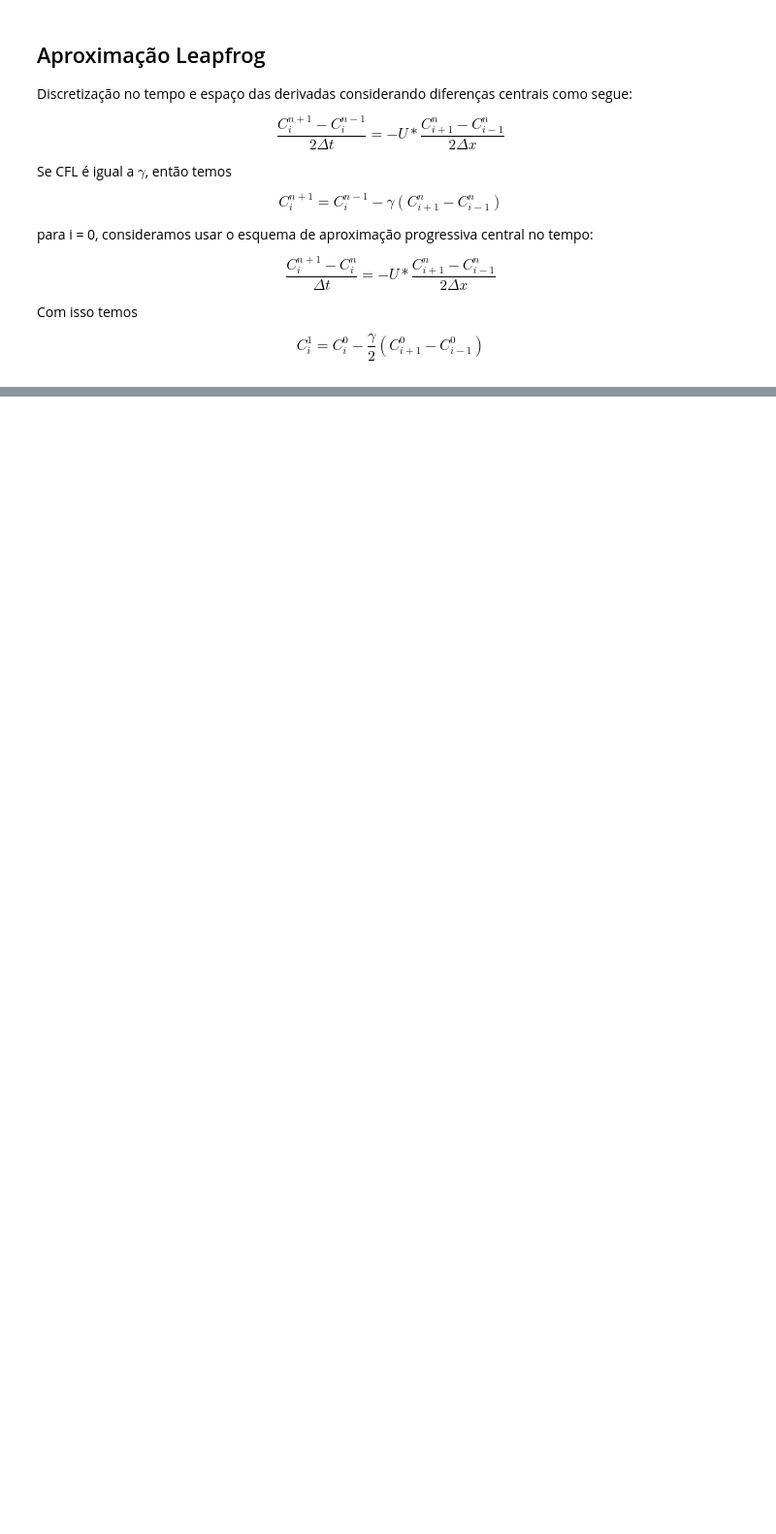
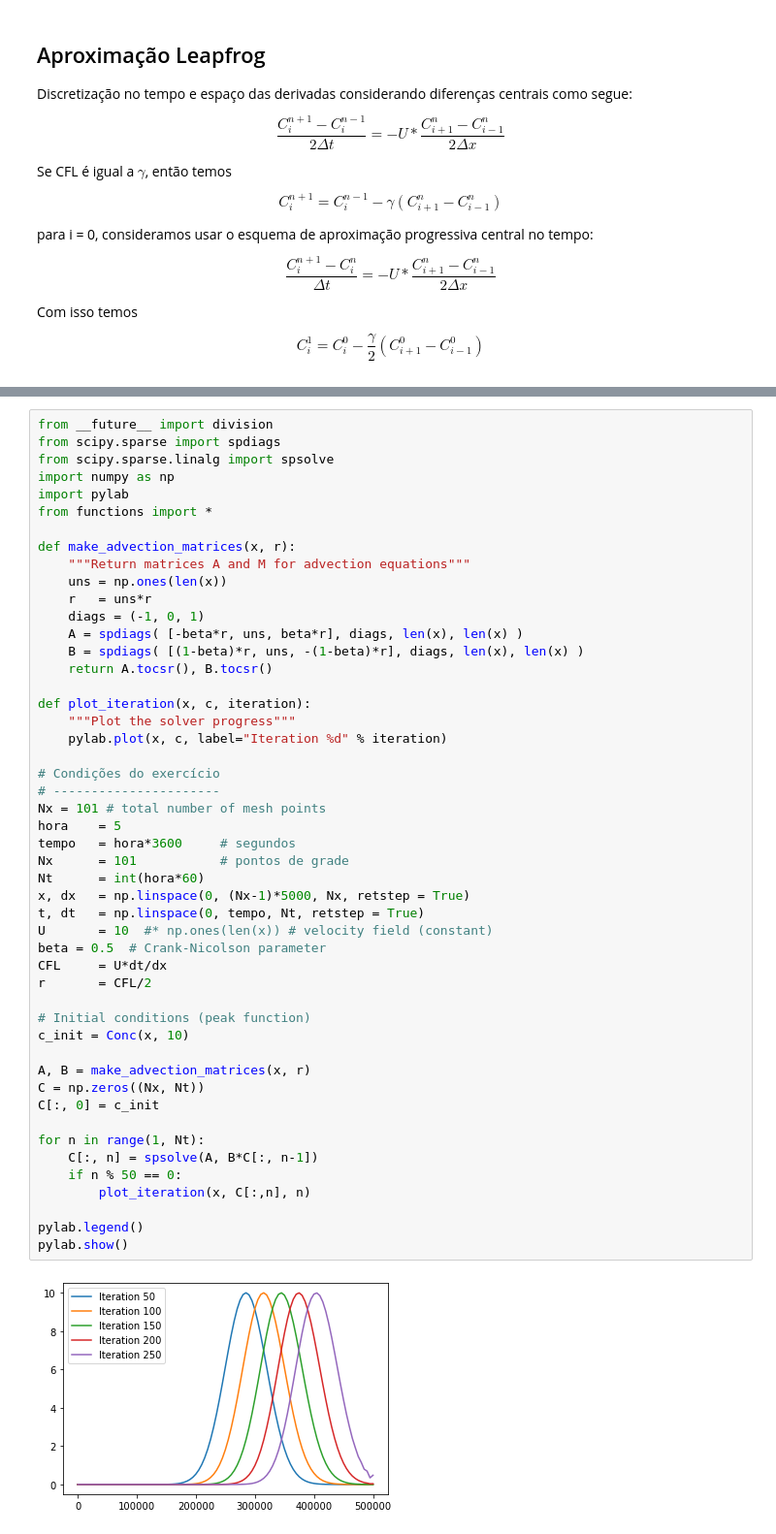
Before and after one commit to adelgadop/Modelagem, a Jupyter notebook: Exercicio_1/Advection.ipynb, the cells around one changed output, grey strips where cells are left out. Shown at 97% size. Saved outputs shown, nothing was run; the diff lists cells and outputs as text; blank space fills up the shorter version.

```diff
--- a/Exercicio_1/Advection.ipynb
+++ b/Exercicio_1/Advection.ipynb
@@ -92,0 +101,51 @@ $$
+# %%
+from __future__ import division
+from scipy.sparse import spdiags
+from scipy.sparse.linalg import spsolve
+import numpy as np
+import pylab
+from functions import *
+
+def make_advection_matrices(x, r):
+    """Return matrices A and M for advection equations"""
+    uns = np.ones(len(x))
+    r   = uns*r
+    diags = (-1, 0, 1)
+    A = spdiags( [-beta*r, uns, beta*r], diags, len(x), len(x) )
+    B = spdiags( [(1-beta)*r, uns, -(1-beta)*r], diags, len(x), len(x) )
+    return A.tocsr(), B.tocsr()
+
+def plot_iteration(x, c, iteration):
+    """Plot the solver progress"""
+    pylab.plot(x, c, label="Iteration %d" % iteration)
+
+# Condições do exercício
+# ----------------------
+Nx = 101 # total number of mesh points
+hora    = 5
+tempo   = hora*3600     # segundos
+Nx      = 101           # pontos de grade
+Nt      = int(hora*60)
+x, dx   = np.linspace(0, (Nx-1)*5000, Nx, retstep = True)
+t, dt   = np.linspace(0, tempo, Nt, retstep = True)
+U       = 10  #* np.ones(len(x)) # velocity field (constant)
+beta = 0.5  # Crank-Nicolson parameter
+CFL     = U*dt/dx
+r       = CFL/2
+
+# Initial conditions (peak function)
+c_init = Conc(x, 10)
+
+A, B = make_advection_matrices(x, r)
+C = np.zeros((Nx, Nt))
+C[:, 0] = c_init
+
+for n in range(1, Nt):
+    C[:, n] = spsolve(A, B*C[:, n-1])
+    if n % 50 == 0:
+        plot_iteration(x, C[:,n], n)
+
+pylab.legend()
+pylab.show()
+# %% [output]
+[figure, added]
```
Also changed, not shown: parts of 3 cells of this notebook.
